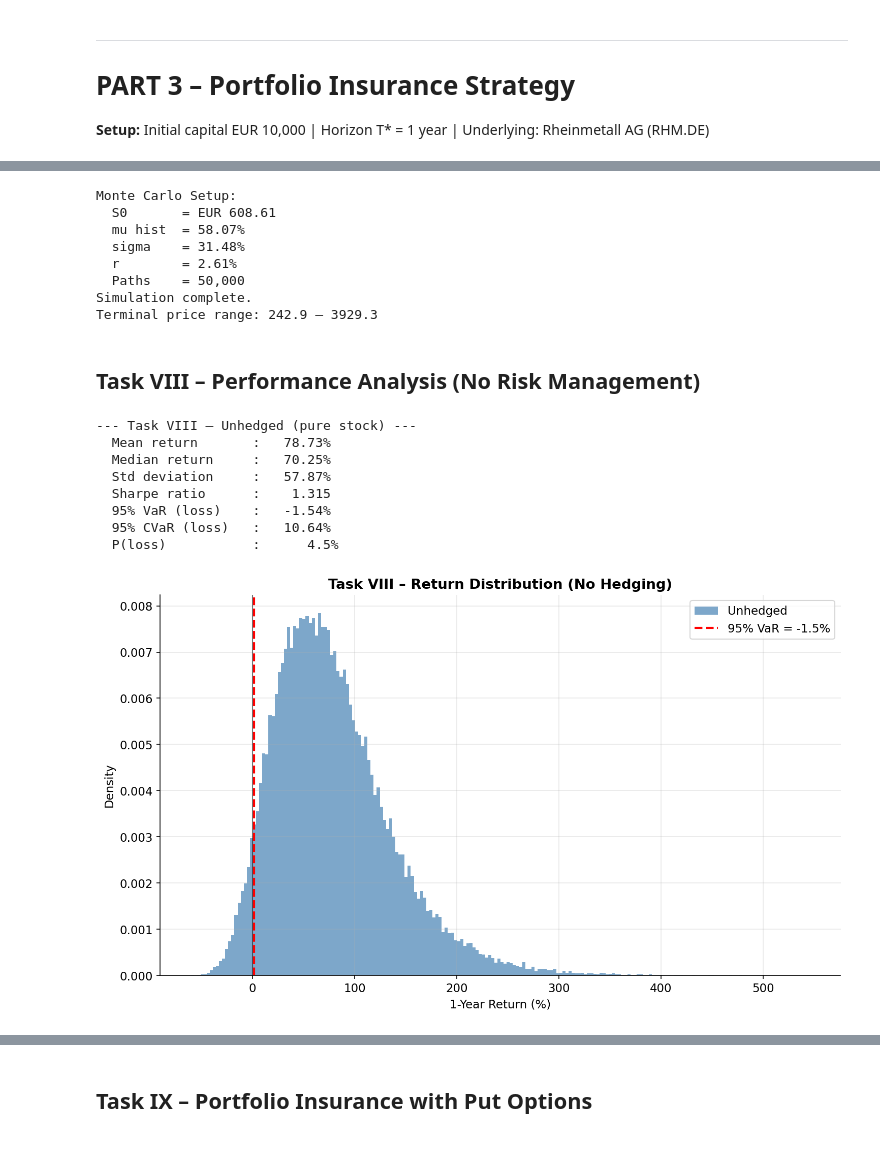
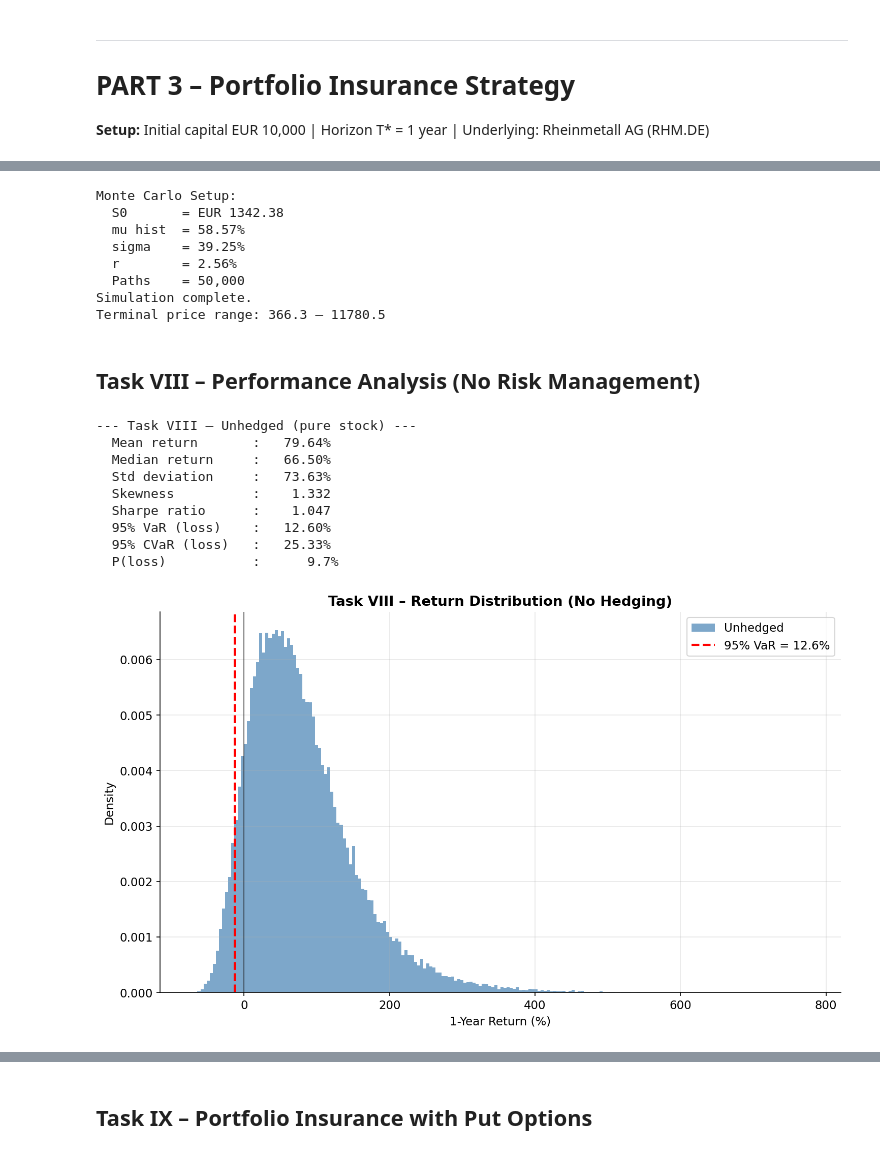
Before and after one commit to daan1shh/Continuous-Time-Derivative-Pricing, a Jupyter notebook: B401_Assignment_2026.ipynb, the cells around one changed output, grey strips where cells are left out. Drawn from its saved outputs; the diff is of its cells as text; code cells hidden in the pictures.

```diff
--- a/B401_Assignment_2026.ipynb
+++ b/B401_Assignment_2026.ipynb
@@ -313,7 +437,7 @@ delta_cpn, gamma_cpn, vega_cpn = cpn_greeks_bs(
 
 fig, axes = plt.subplots(1, 3, figsize=(15, 5))
 fig.suptitle(
-    f'Part 1 – Greeks of Capped CPN  '
+    f'Part 1 – Greeks of Capped CPN on RHM.DE  '
     f'(T={T_CPN:.0f}y, σ={SIGMA_CPN:.0%}, K={K_CPN:.0f}, Cap={K_CAP_CPN:.0f}, α={ALPHA_CPN:.1%})',
     fontweight='bold', fontsize=13)
 
@@ -328,12 +452,12 @@ for ax, vals, label, color in zip(
     ax.axvline(K_CPN,     color='gray',   lw=1, linestyle='--', alpha=0.6, label=f'K={K_CPN:.0f}')
     ax.axvline(K_CAP_CPN, color='purple', lw=1, linestyle='--', alpha=0.6, label=f'Cap={K_CAP_CPN:.0f}')
     ax.axhline(0, color='black', lw=0.8, alpha=0.4)
-    ax.set_xlabel('Index level S')
+    ax.set_xlabel('Stock price S (normalised)')
     ax.set_title(label, fontweight='bold')
     ax.legend(fontsize=9)
 
 plt.tight_layout()
-plt.savefig('greeks_part1.png', bbox_inches='tight')
+plt.savefig('graphs/greeks_part1.png', bbox_inches='tight')
 plt.show()
 
 d0, g0, v0 = cpn_greeks_bs(S0_CPN, K_CPN, K_CAP_CPN, ALPHA_CPN, R_CPN, Q_CPN, SIGMA_CPN, T_CPN)
@@ -343,8 +467,8 @@ print(f'  Gamma = {float(g0):+.6f}  (positive near K: long convexity from long c
 print(f'  Vega  = {float(v0):+.4f}   (positive: benefits from vol rise in participation zone)')
 print()
 print('Key insight: Delta is BELL-SHAPED — it peaks between K and Cap then returns to')
-print('zero above the cap, reflecting that once the index exceeds Cap the product value')
-print('is fixed and no longer responds to index moves. This is unique to capped structures.')
+print('zero above the cap, reflecting that once the stock exceeds Cap the product value')
+print('is fixed and no longer responds to stock moves. This is unique to capped structures.')
 print()
 d_peak_idx = np.argmax(delta_cpn)
 print(f'  Peak Delta = {delta_cpn[d_peak_idx]:.4f} at S ≈ {S_g[d_peak_idx]:.0f}')
@@ -354,7 +490,7 @@ print(f'  Peak Delta = {delta_cpn[d_peak_idx]:.4f} at S ≈ {S_g[d_peak_idx]:.0f
 # %% [markdown]
 ## Data Download
 # %%
-raw    = yf.download(TICKER, start='2023-01-01', end='2025-01-01', auto_adjust=True)
+raw    = yf.download(TICKER, start='2023-01-01', end='2026-05-01', auto_adjust=True) #TICKER = RHM.de
 prices = raw['Close'].dropna()
 prices.index = pd.to_datetime(prices.index)
 
@@ -375,11 +511,10 @@ ax2.plot(hist_vol * 100, color='darkorange', lw=1.5)
 ax2.set_ylabel('Annualised Vol (%)')
 ax2.set_xlabel('Date')
 plt.tight_layout()
-plt.savefig('stock_data.png', bbox_inches='tight')
+plt.savefig('graphs/stock_data.png', bbox_inches='tight')
 plt.show()
 
 # ── EWMA volatility (RiskMetrics λ=0.94) ──────────────────────────────────────
-# Proxy for market-implied vol in Task V: faster to react than 63-day hist vol
 lam_ewma  = 0.94
 _lr_sq    = (log_returns.squeeze().values) ** 2
 _ev       = np.empty(len(_lr_sq))
@@ -388,6 +523,5 @@ for _i in range(1, len(_lr_sq)):
     _ev[_i] = lam_ewma * _ev[_i - 1] + (1 - lam_ewma) * _lr_sq[_i]
 ewma_vol  = pd.Series(np.sqrt(_ev * 252), index=log_returns.squeeze().index)
 print(f'EWMA vol (end of window): {float(ewma_vol.iloc[-1]):.2%}')
-print(f'EWMA mean over full sample: {ewma_vol.mean():.2%}')
 # %% [output]
 [*********************100%***********************]  1 of 1 completed
@@ -913,63 +1031,69 @@ print(f'Simulation complete.')
 print(f'Terminal price range: {S_terminal.min():.1f} – {S_terminal.max():.1f}')
 # %% [output]
 Monte Carlo Setup:
-  S0       = EUR 608.61
-  mu hist  = 58.07%
-  sigma    = 31.48%
-  r        = 2.61%
+  S0       = EUR 1342.38
+  mu hist  = 58.57%
+  sigma    = 39.25%
+  r        = 2.56%
   Paths    = 50,000
 Simulation complete.
-Terminal price range: 242.9 – 3929.3
+Terminal price range: 366.3 – 11780.5
 # %% [markdown]
 ## Task VIII – Performance Analysis (No Risk Management)
 # %%
+from scipy.stats import skew as _skew
+
 def performance_stats(returns, label=''):
     """Print and return key performance and risk measures."""
-    mean_r = np.mean(returns)
-    med_r  = np.median(returns)
-    std_r  = np.std(returns)
-    sharpe = (mean_r - RISK_FREE) / std_r if std_r > 0 else np.nan
-    var95  = np.percentile(returns, 5)          # 5th pct = 95% VaR
-    cvar95 = np.mean(returns[returns <= var95])
-    p_loss = np.mean(returns < 0) * 100
+    mean_r   = np.mean(returns)
+    med_r    = np.median(returns)
+    std_r    = np.std(returns)
+    skewness = _skew(returns)
+    sharpe   = (mean_r - RISK_FREE) / std_r if std_r > 0 else np.nan
+    var95    = np.percentile(returns, 5)          # 5th pct = 95% VaR
+    cvar95   = np.mean(returns[returns <= var95])
+    p_loss   = np.mean(returns < 0) * 100
 
     if label:
         print(f'--- {label} ---')
     print(f'  Mean return       : {mean_r:>8.2%}')
     print(f'  Median return     : {med_r:>8.2%}')
     print(f'  Std deviation     : {std_r:>8.2%}')
+    print(f'  Skewness          : {skewness:>8.3f}')
     print(f'  Sharpe ratio      : {sharpe:>8.3f}')
     print(f'  95% VaR (loss)    : {-var95:>8.2%}')
     print(f'  95% CVaR (loss)   : {-cvar95:>8.2%}')
     print(f'  P(loss)           : {p_loss:>8.1f}%')
     print()
     return {'mean': mean_r, 'std': std_r, 'sharpe': sharpe,
-            'var95': var95, 'cvar95': cvar95, 'p_loss': p_loss}
+            'var95': var95, 'cvar95': cvar95, 'p_loss': p_loss,
+            'skewness': skewness}
 
 
 returns_unhedged = S_terminal / S0_mc - 1
 stats_uh = performance_stats(returns_unhedged, 'Task VIII – Unhedged (pure stock)')
 
 fig, ax = plt.subplots(figsize=(10, 6))
 ax.hist(returns_unhedged * 100, bins=200, density=True,
         color='steelblue', alpha=0.7, label='Unhedged')
 ax.axvline(stats_uh['var95'] * 100, color='red', lw=2, linestyle='--',
            label=f"95% VaR = {-stats_uh['var95']:.1%}")
 ax.axvline(0, color='black', lw=1, alpha=0.5)
 ax.set_xlabel('1-Year Return (%)')
 ax.set_ylabel('Density')
 ax.set_title('Task VIII – Return Distribution (No Hedging)', fontweight='bold')
 ax.legend()
 plt.tight_layout()
-plt.savefig('mc_unhedged.png', bbox_inches='tight')
+plt.savefig('graphs/mc_unhedged.png', bbox_inches='tight')
 plt.show()
 # %% [output]
 --- Task VIII – Unhedged (pure stock) ---
-  Mean return       :   78.73%
-  Median return     :   70.25%
-  Std deviation     :   57.87%
-  Sharpe ratio      :    1.315
-  95% VaR (loss)    :   -1.54%
-  95% CVaR (loss)   :   10.64%
-  P(loss)           :      4.5%
+  Mean return       :   79.64%
+  Median return     :   66.50%
+  Std deviation     :   73.63%
+  Skewness          :    1.332
+  Sharpe ratio      :    1.047
+  95% VaR (loss)    :   12.60%
+  95% CVaR (loss)   :   25.33%
+  P(loss)           :      9.7%
-[figure, old version]
+[figure, new version]
```
Also changed, not shown: parts of 35 cells of this notebook, 21 other files.
